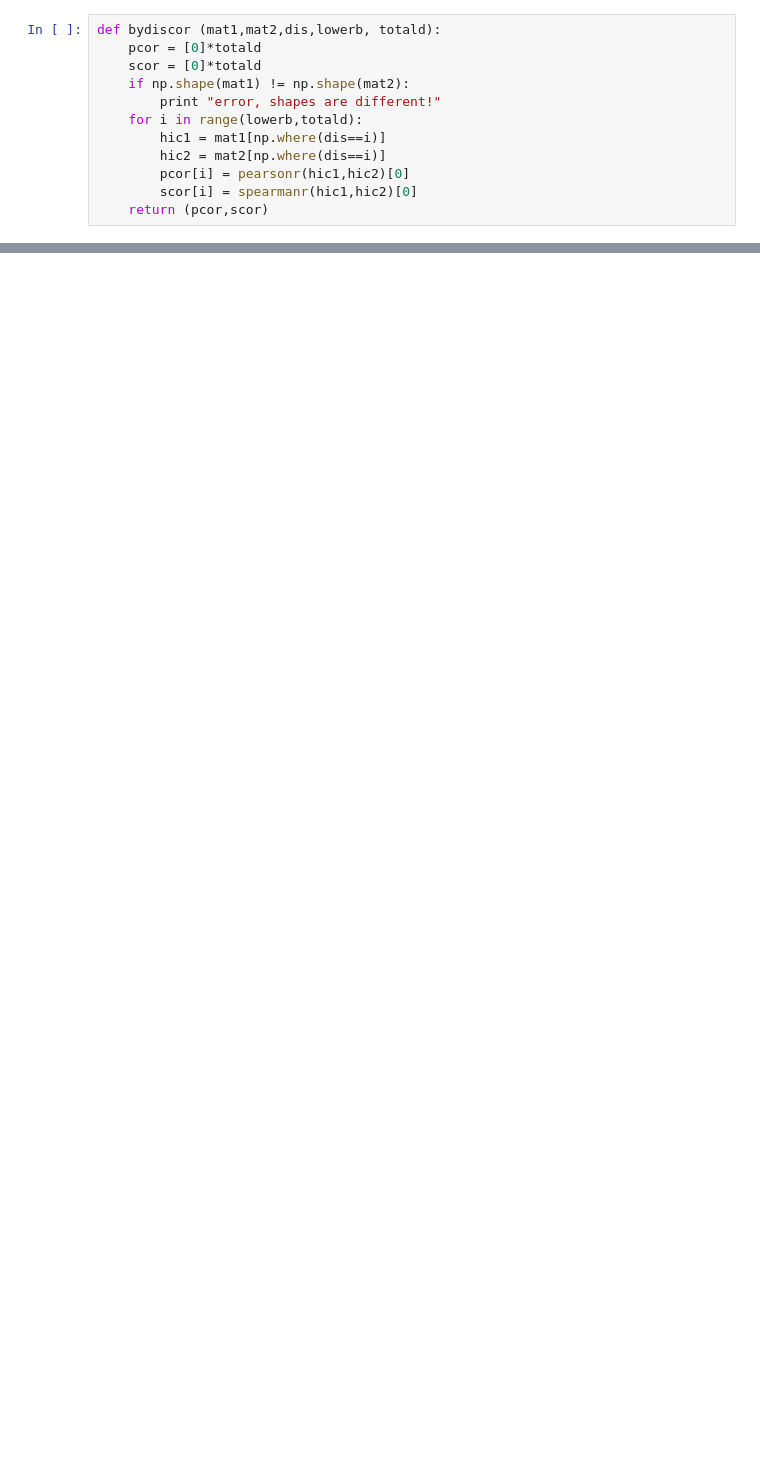
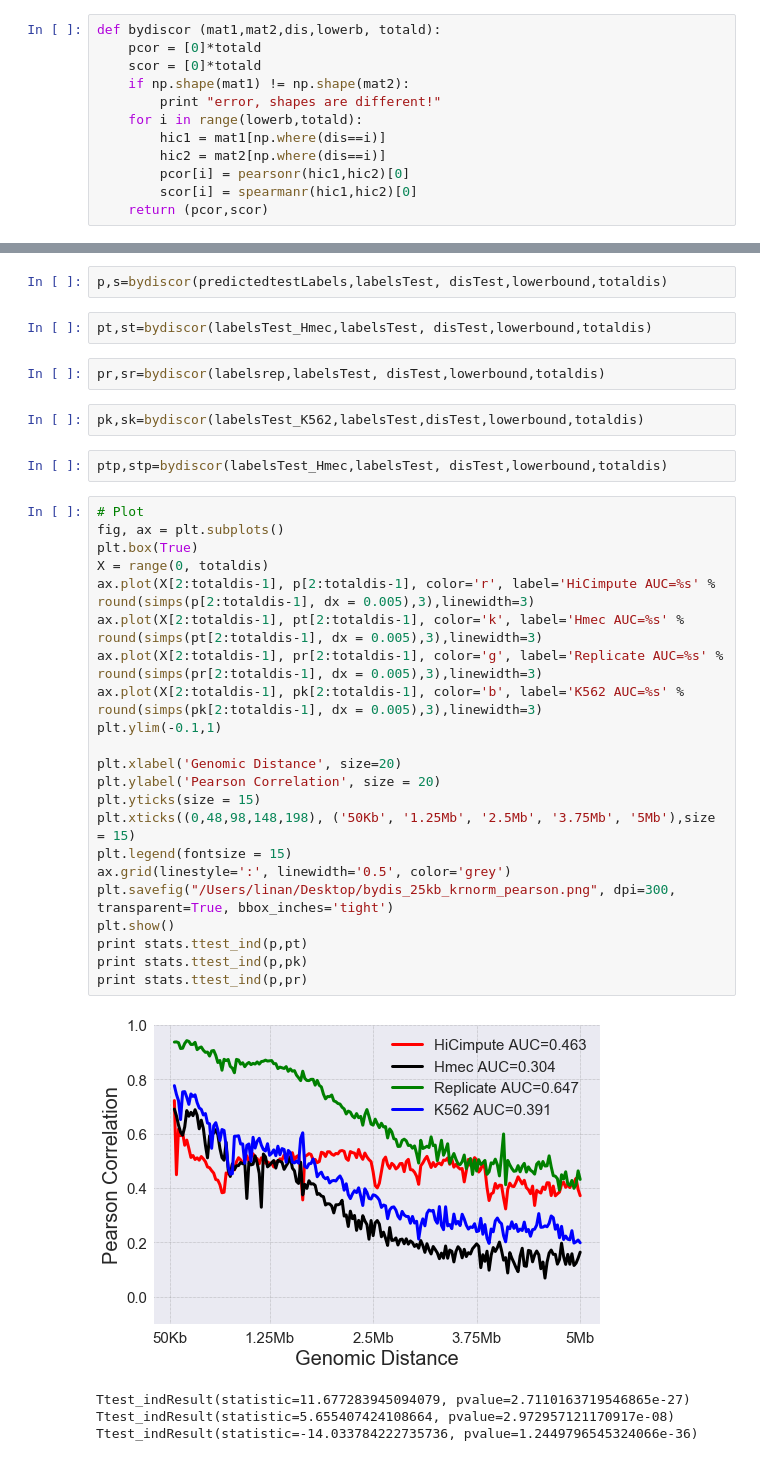
Before and after one commit to anlin00007/HiCimpute, a Jupyter notebook: pipeline.ipynb, the cells around one changed output, grey strips where cells are left out. Saved outputs shown, nothing was run; the diff lists cells and outputs as text; blank space fills up the shorter version.

```diff
--- a/pipeline.ipynb
+++ b/pipeline.ipynb
@@ -243,0 +175,37 @@ len(labelsTest2)
+# %%
+p,s=bydiscor(predictedtestLabels,labelsTest, disTest,lowerbound,totaldis)
+# %%
+pt,st=bydiscor(labelsTest_Hmec,labelsTest, disTest,lowerbound,totaldis)
+# %%
+pr,sr=bydiscor(labelsrep,labelsTest, disTest,lowerbound,totaldis)
+# %%
+pk,sk=bydiscor(labelsTest_K562,labelsTest,disTest,lowerbound,totaldis)
+# %%
+ptp,stp=bydiscor(labelsTest_Hmec,labelsTest, disTest,lowerbound,totaldis)
+# %%
+# Plot
+fig, ax = plt.subplots()
+plt.box(True)
+X = range(0, totaldis)
+ax.plot(X[2:totaldis-1], p[2:totaldis-1], color='r', label='HiCimpute AUC=%s' % round(simps(p[2:totaldis-1], dx = 0.005),3),linewidth=3)
+ax.plot(X[2:totaldis-1], pt[2:totaldis-1], color='k', label='Hmec AUC=%s' % round(simps(pt[2:totaldis-1], dx = 0.005),3),linewidth=3)
+ax.plot(X[2:totaldis-1], pr[2:totaldis-1], color='g', label='Replicate AUC=%s' % round(simps(pr[2:totaldis-1], dx = 0.005),3),linewidth=3)
+ax.plot(X[2:totaldis-1], pk[2:totaldis-1], color='b', label='K562 AUC=%s' % round(simps(pk[2:totaldis-1], dx = 0.005),3),linewidth=3)
+plt.ylim(-0.1,1)
+
+plt.xlabel('Genomic Distance', size=20)
+plt.ylabel('Pearson Correlation', size = 20)
+plt.yticks(size = 15)
+plt.xticks((0,48,98,148,198), ('50Kb', '1.25Mb', '2.5Mb', '3.75Mb', '5Mb'),size = 15)
+plt.legend(fontsize = 15)
+ax.grid(linestyle=':', linewidth='0.5', color='grey')
+plt.savefig("/Users/linan/Desktop/bydis_25kb_krnorm_pearson.png", dpi=300, transparent=True, bbox_inches='tight')
+plt.show()
+print stats.ttest_ind(p,pt)
+print stats.ttest_ind(p,pk)
+print stats.ttest_ind(p,pr)
+# %% [output]
+[figure, added]
+Ttest_indResult(statistic=11.677283945094079, pvalue=2.7110163719546865e-27)
+Ttest_indResult(statistic=5.655407424108664, pvalue=2.972957121170917e-08)
+Ttest_indResult(statistic=-14.033784222735736, pvalue=1.2449796545324066e-36)
```
Also changed, not shown: parts of 74 cells of this notebook.
